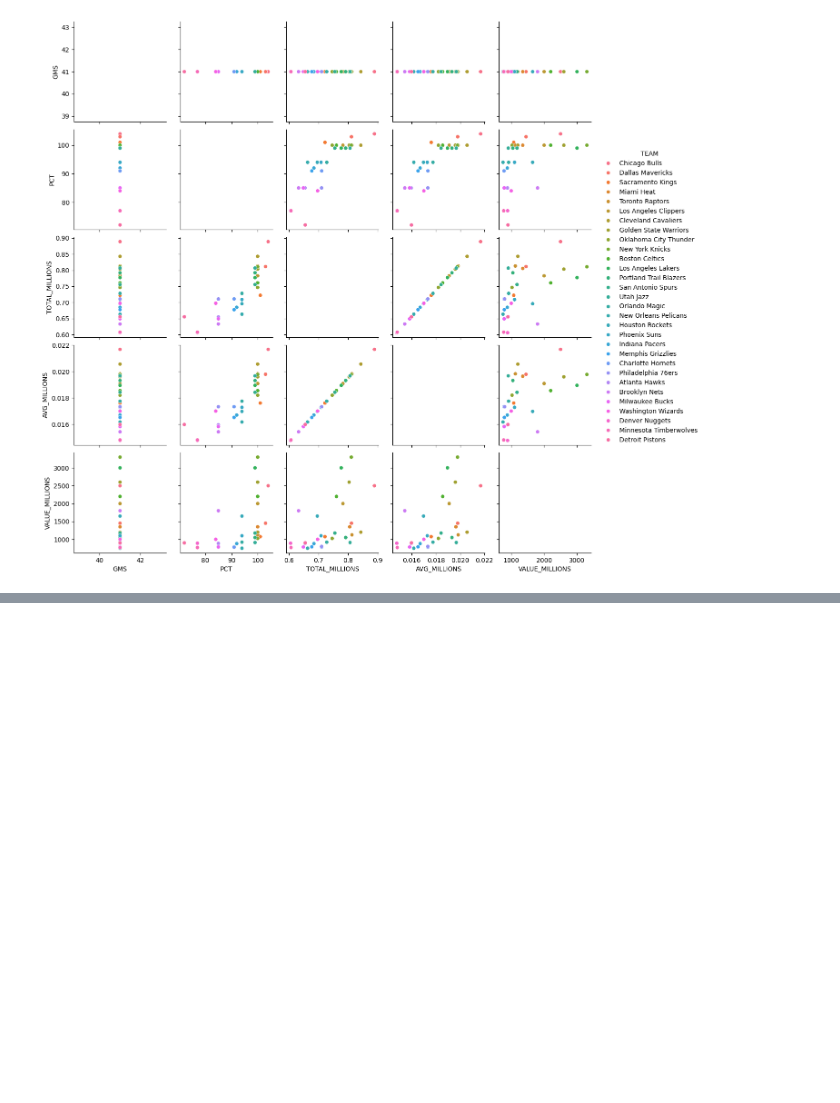
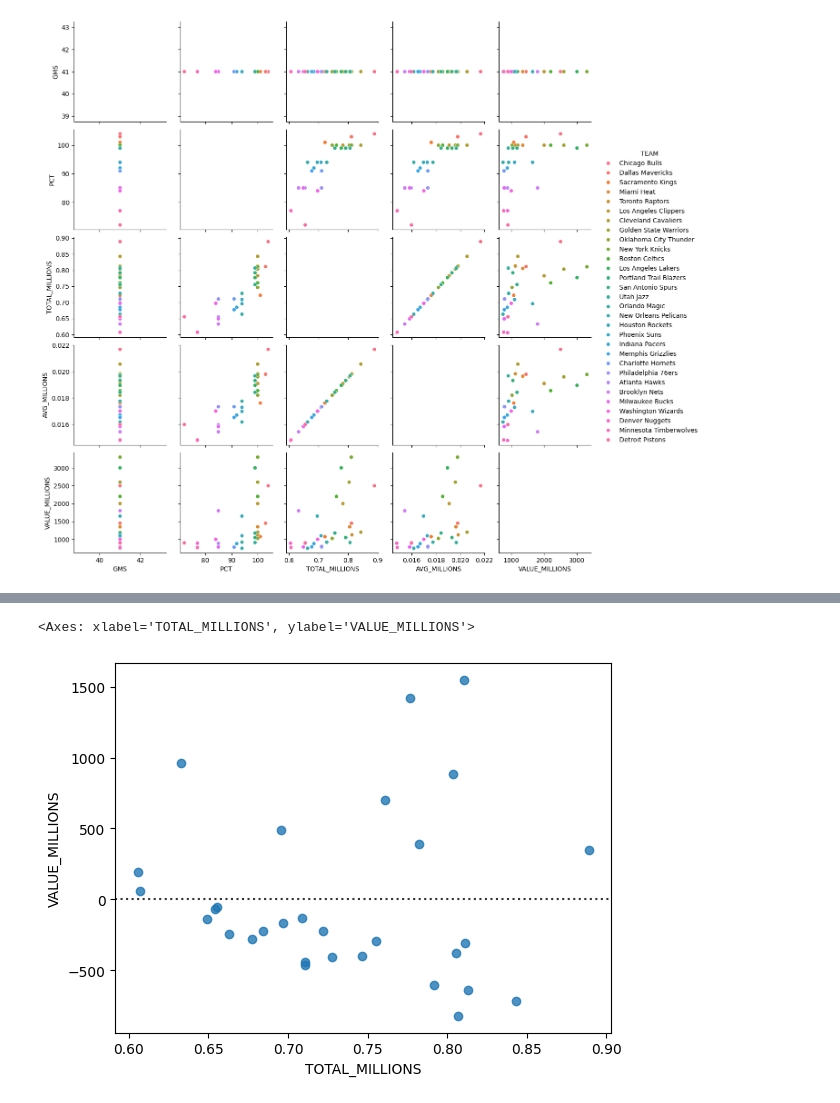
Before and after one commit to prxshetty/NBAInfluencePredictor, a Jupyter notebook: team_evaluation_nba.ipynb, the cells around one changed output, grey strips where cells are left out. Cells and saved outputs as stored; diff of their text form; code cells hidden in the pictures; blank space fills up the shorter version.

```diff
--- a/team_evaluation_nba.ipynb
+++ b/team_evaluation_nba.ipynb
@@ -109,0 +127,6 @@ sns.pairplot(attendance_valuation_df, hue="TEAM")
+# %%
+sns.residplot(y="VALUE_MILLIONS", x="TOTAL_MILLIONS", data=attendance_valuation_df)
+#done to see if there are any patterns in the residuals or not which might show issues with the model, here its not uniform.
+# %% [output]
+<Axes: xlabel='TOTAL_MILLIONS', ylabel='VALUE_MILLIONS'>
+[figure, added]
```
Also changed, not shown: parts of 5 cells of this notebook.
